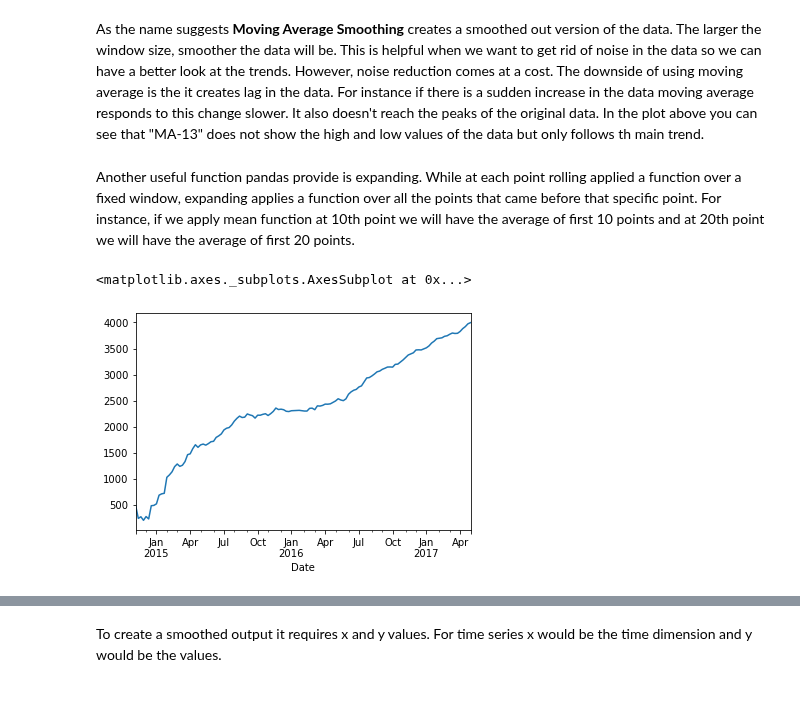
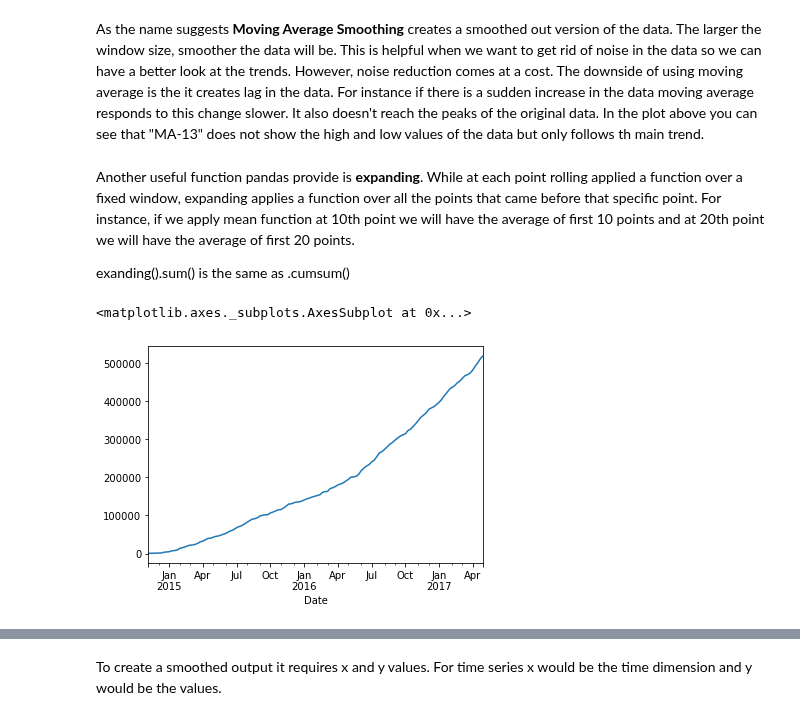
Before and after one commit to 3springs/deep_ml_curriculum, a Jupyter notebook: notebooks/06 Time Series Analysis/TSA.ipynb, the cells around one changed output, grey strips where cells are left out. Saved outputs shown, nothing was run; the diff lists cells and outputs as text; code cells hidden in the pictures.

```diff
--- a/notebooks/06 Time Series Analysis/TSA.ipynb
+++ b/notebooks/06 Time Series Analysis/TSA.ipynb
@@ -496,9 +529,11 @@ df.plot(y=["Total", "MA-4", "MA-13"], figsize=(16, 8))
 # %% [markdown]
 As the name suggests __Moving Average Smoothing__ creates a smoothed out version of the data. The larger the window size, smoother the data will be. This is helpful when we want to get rid of noise in the data so we can have a better look at the trends. However, noise reduction comes at a cost. The downside of using moving average is the it creates lag in the data. For instance if there is a sudden increase in the data moving average responds to this change slower. It also doesn't reach the peaks of the original data. In the plot above you can see that "MA-13" does not show the high and low values of the data but only follows th main trend.
 # %% [markdown]
-Another useful function pandas provide is expanding. While at each point rolling applied a function over a fixed window, expanding applies a function over all the points that came before that specific point. For instance, if we apply mean function at 10th point we will have the average of first 10 points and at 20th point we will have the average of first 20 points.<br>
+Another useful function pandas provide is **expanding**. While at each point rolling applied a function over a fixed window, expanding applies a function over all the points that came before that specific point. For instance, if we apply mean function at 10th point we will have the average of first 10 points and at 20th point we will have the average of first 20 points.
+
+exanding().sum() is the same as .cumsum()
 # %%
-df["Total"].expanding().mean().plot()
+df["Total"].expanding().sum().plot()
 # %% [output]
 <matplotlib.axes._subplots.AxesSubplot at 0x...>
-[figure, old version]
+[figure, new version]
```
Also changed, not shown: parts of 49 cells of this notebook.
